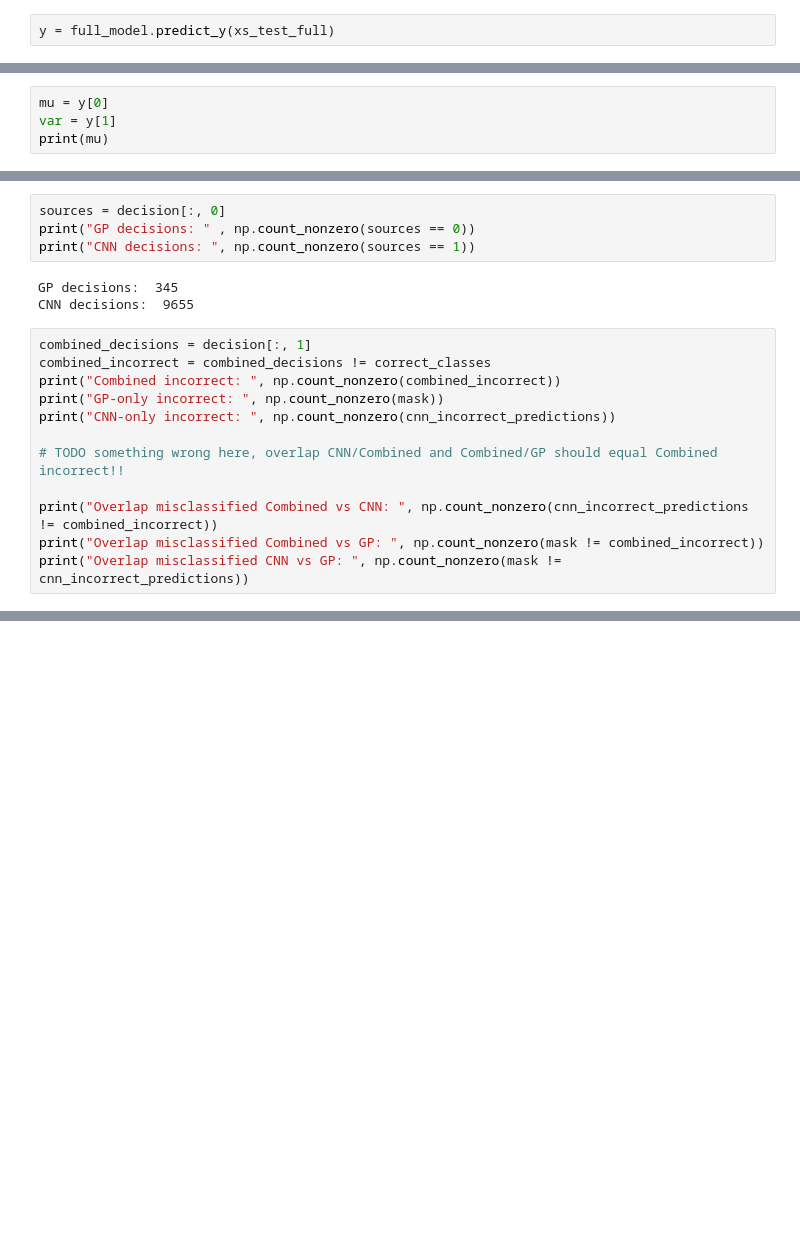
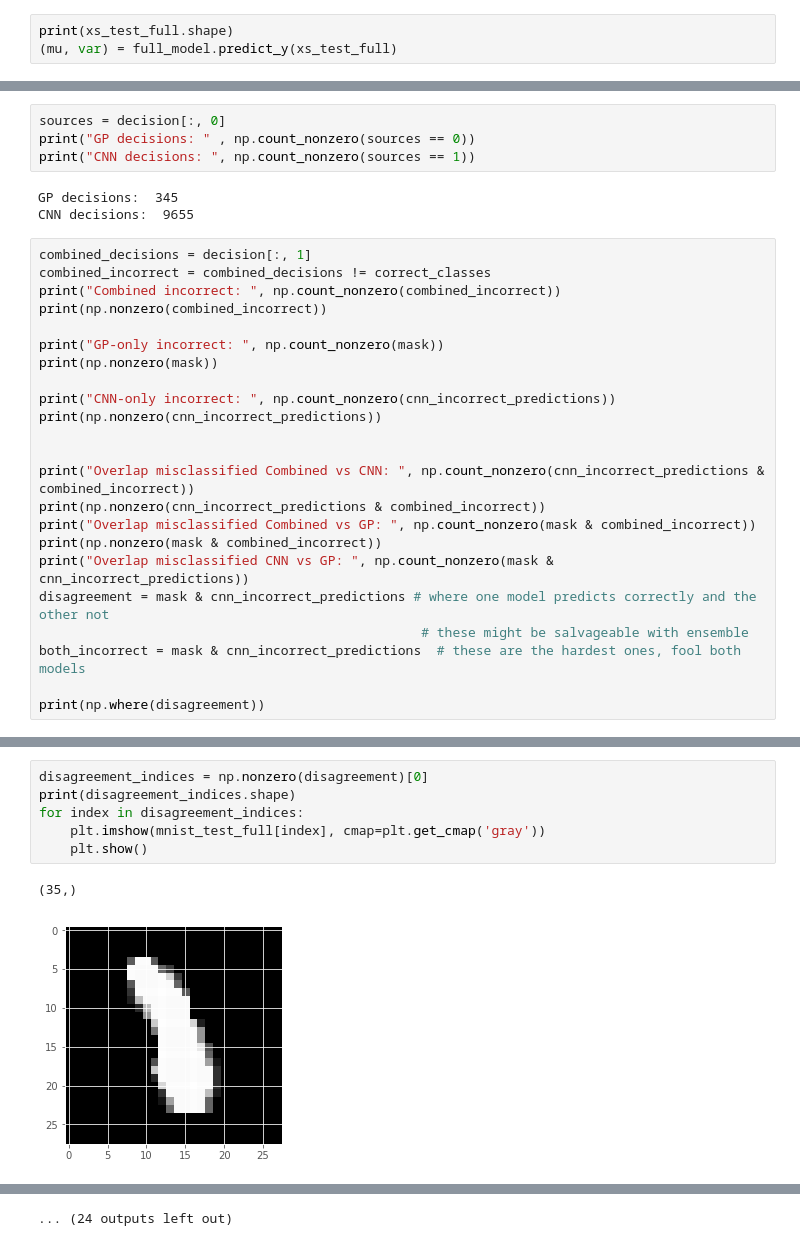
Before and after one commit to flyingsilverfin/CNN_GP_MNIST, a Jupyter notebook: src/GPFlow_testing.ipynb, the cells around one changed output, grey strips where cells are left out. Saved outputs shown, nothing was run; the diff lists cells and outputs as text; blank space fills up the shorter version.

```diff
--- a/src/GPFlow_testing.ipynb
+++ b/src/GPFlow_testing.ipynb
@@ -213,4 +127,5 @@ INFO:tensorflow:Optimization terminated with:
   Number of iterations: 16
   Number of functions evaluations: 29
 # %%
-y = full_model.predict_y(xs_test_full)
+print(xs_test_full.shape)
+(mu, var) = full_model.predict_y(xs_test_full)
@@ -217,4 +133,0 @@ y = full_model.predict_y(xs_test_full)
-# %%
-mu = y[0]
-var = y[1]
-print(mu)
@@ -500,13 +389,24 @@ CNN decisions:  9655
 combined_decisions = decision[:, 1]
 combined_incorrect = combined_decisions != correct_classes
 print("Combined incorrect: ", np.count_nonzero(combined_incorrect))
+print(np.nonzero(combined_incorrect))
+
 print("GP-only incorrect: ", np.count_nonzero(mask))
+print(np.nonzero(mask))
+
 print("CNN-only incorrect: ", np.count_nonzero(cnn_incorrect_predictions))
+print(np.nonzero(cnn_incorrect_predictions))
 
-# TODO something wrong here, overlap CNN/Combined and Combined/GP should equal Combined incorrect!!
 
-print("Overlap misclassified Combined vs CNN: ", np.count_nonzero(cnn_incorrect_predictions != combined_incorrect))
-print("Overlap misclassified Combined vs GP: ", np.count_nonzero(mask != combined_incorrect))
-print("Overlap misclassified CNN vs GP: ", np.count_nonzero(mask != cnn_incorrect_predictions))
+print("Overlap misclassified Combined vs CNN: ", np.count_nonzero(cnn_incorrect_predictions & combined_incorrect))
+print(np.nonzero(cnn_incorrect_predictions & combined_incorrect))
+print("Overlap misclassified Combined vs GP: ", np.count_nonzero(mask & combined_incorrect))
+print(np.nonzero(mask & combined_incorrect))
+print("Overlap misclassified CNN vs GP: ", np.count_nonzero(mask & cnn_incorrect_predictions))
+disagreement = mask & cnn_incorrect_predictions # where one model predicts correctly and the other not
+                                                 # these might be salvageable with ensemble
+both_incorrect = mask & cnn_incorrect_predictions  # these are the hardest ones, fool both models
+
+print(np.where(disagreement))
 # %% [output]
 Combined incorrect:  89
@@ -517,0 +429,9 @@ Overlap misclassified CNN vs GP:  35
+# %%
+disagreement_indices = np.nonzero(disagreement)[0]
+print(disagreement_indices.shape)
+for index in disagreement_indices:
+    plt.imshow(mnist_test_full[index], cmap=plt.get_cmap('gray'))
+    plt.show()
+# %% [output]
+(35,)
+[figure, added]
@@ -517,0 +448 @@ Overlap misclassified CNN vs GP:  35
+... (24 outputs left out)
```
Also changed, not shown: parts of 23 cells of this notebook, 1 other file.
